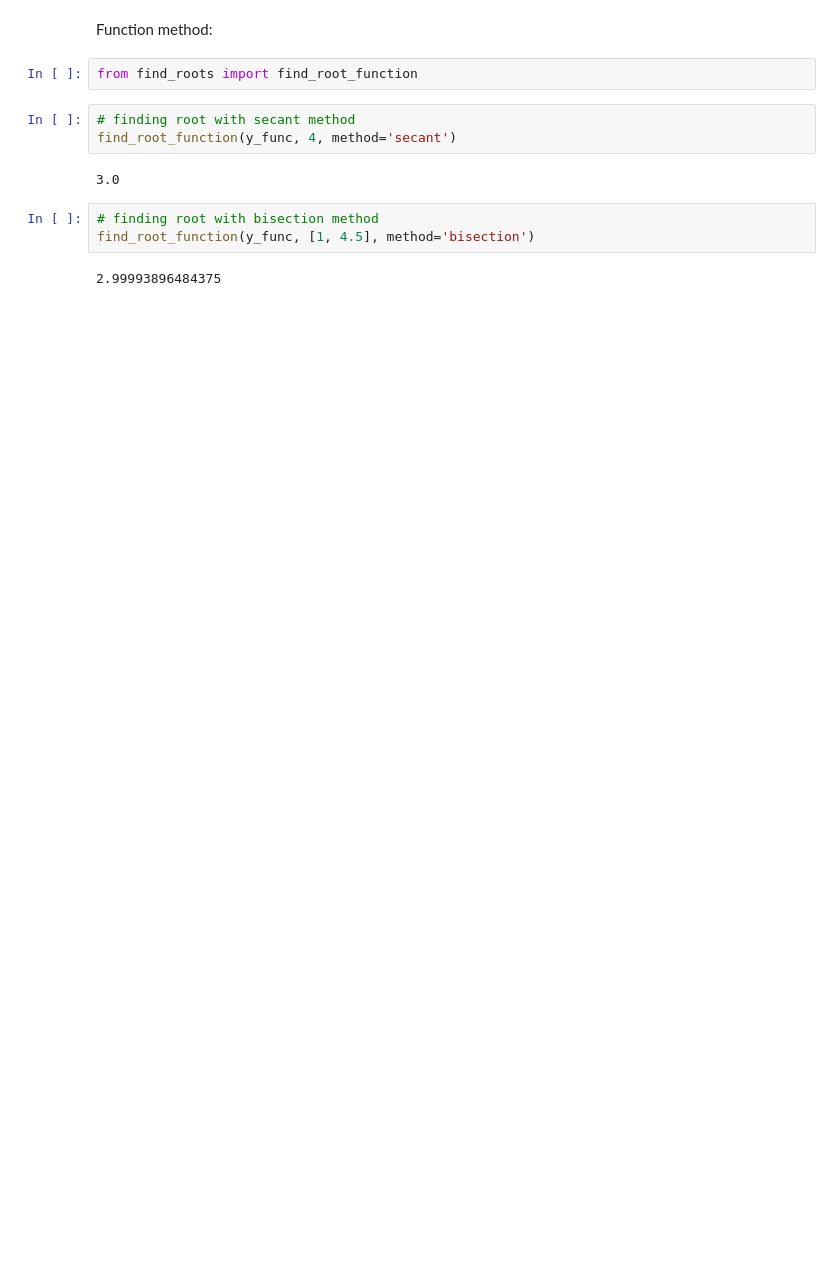
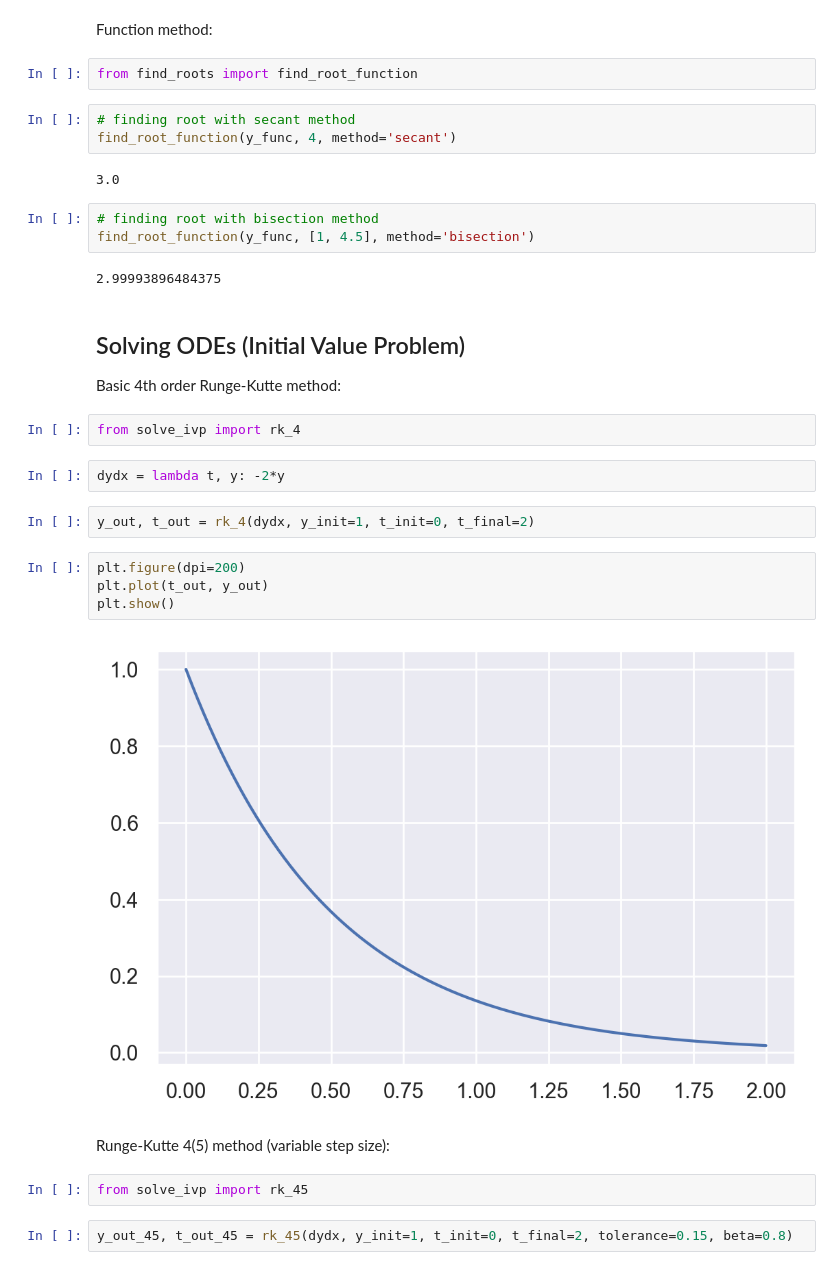
Before and after one commit to MichaszJ/scripts, a Jupyter notebook: Numerical-Methods/usage.ipynb, the cells around one changed output. Saved outputs shown, nothing was run; the diff lists cells and outputs as text; blank space fills up the shorter version.

Commit message:
added rk ode solvers

```diff
--- a/Numerical-Methods/usage.ipynb
+++ b/Numerical-Methods/usage.ipynb
@@ -52,3 +52,24 @@ find_root_function(y_func, 4, method='secant')
 find_root_function(y_func, [1, 4.5], method='bisection')
 # %% [output]
 2.99993896484375
+# %% [markdown]
+## Solving ODEs (Initial Value Problem)
+Basic 4th order Runge-Kutte method:
+# %%
+from solve_ivp import rk_4
+# %%
+dydx = lambda t, y: -2*y
+# %%
+y_out, t_out = rk_4(dydx, y_init=1, t_init=0, t_final=2)
+# %%
+plt.figure(dpi=200)
+plt.plot(t_out, y_out)
+plt.show()
+# %% [output]
+[figure, added]
+# %% [markdown]
+Runge-Kutte 4(5) method (variable step size):
+# %%
+from solve_ivp import rk_45
+# %%
+y_out_45, t_out_45 = rk_45(dydx, y_init=1, t_init=0, t_final=2, tolerance=0.15, beta=0.8)
```
Also changed, not shown: parts of 2 cells of this notebook, 1 other file.
